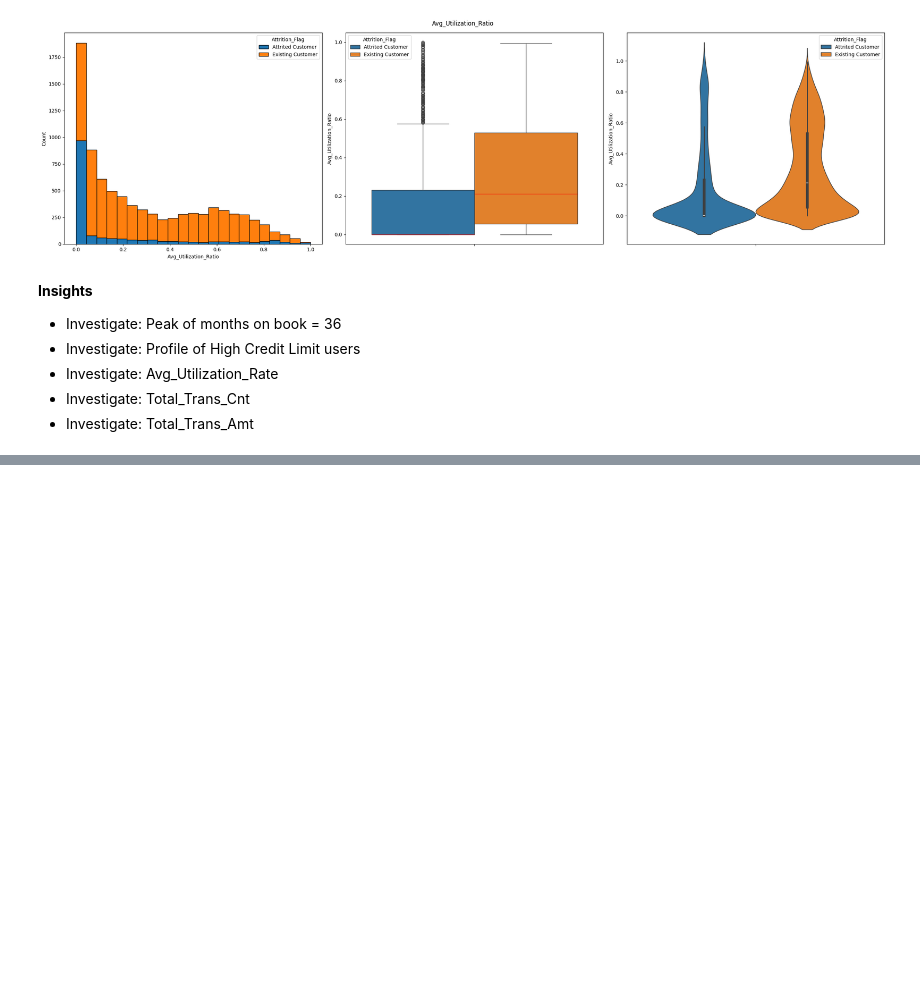
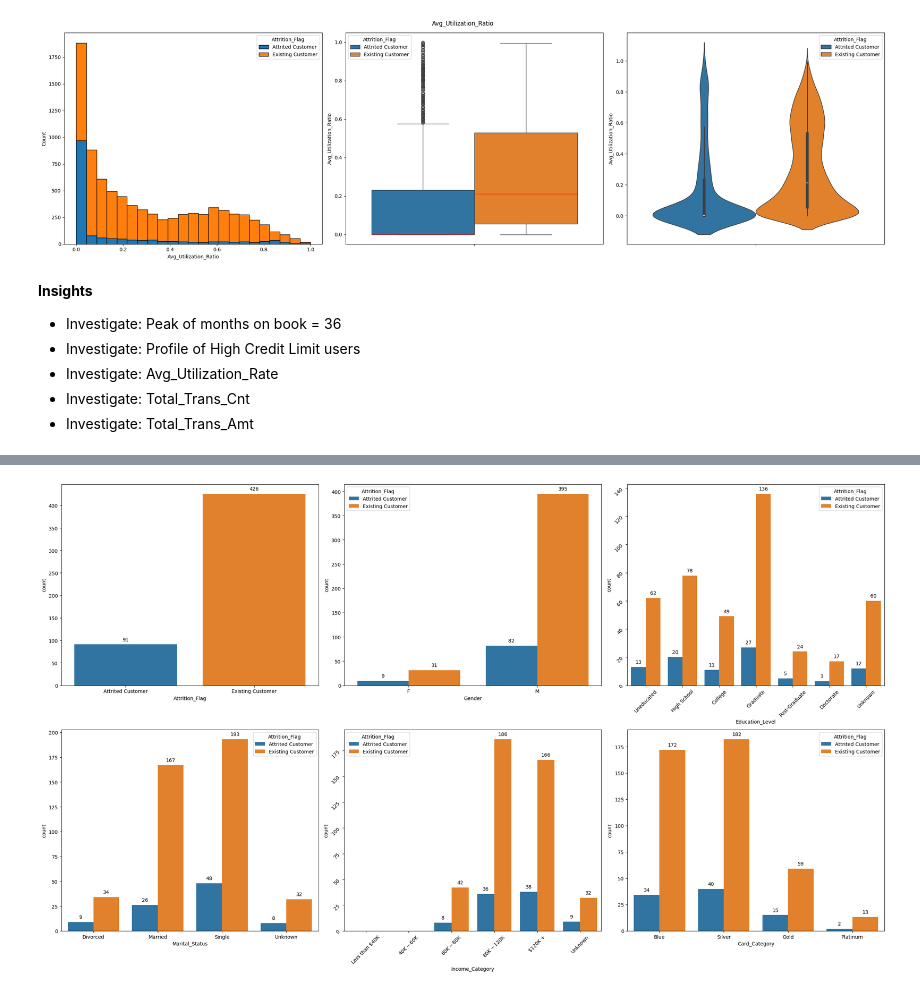
Before and after one commit to Drieger/ml-churn-classification, a Jupyter notebook: notebooks/analysis.ipynb, the cells around one changed output, grey strips where cells are left out. Cells and saved outputs as stored; diff of their text form; code cells hidden in the pictures; blank space fills up the shorter version.

Commit message:
start analyzing high credit profile

```diff
--- a/notebooks/analysis.ipynb
+++ b/notebooks/analysis.ipynb
@@ -314,3 +314,7 @@ for i, c in enumerate(numeric_columns):
 - Investigate: Avg_Utilization_Rate
 - Investigate: Total_Trans_Cnt
 - Investigate: Total_Trans_Amt
+# %%
+# Get observations with High Credit
+df_high_credit_limit = df[df['Credit_Limit'] >= 34000]
+df.head()
@@ -316,0 +340,16 @@ for i, c in enumerate(numeric_columns):
+# %%
+# Plot counts for every categorical column
+cols = 3
+rows = math.ceil(len(categorical_columns) / cols)
+
+fig, axs = plt.subplots(rows, cols, figsize=(24, 7*rows))
+
+for i, c in enumerate(categorical_columns):
+    ax = sns.countplot(df_high_credit_limit, x=c, orient='v', ax=axs[i//cols][i%cols], hue='Attrition_Flag', order=get_order(c))
+    ax.bar_label(ax.containers[0], padding=5)
+    ax.bar_label(ax.containers[1], padding=5)
+    if (len(df[c].value_counts()) > 4):
+        ax.tick_params(labelrotation=45)
+plt.tight_layout()
+# %% [output]
+[figure, added]
```
Also changed, not shown: parts of 4 cells of this notebook.
